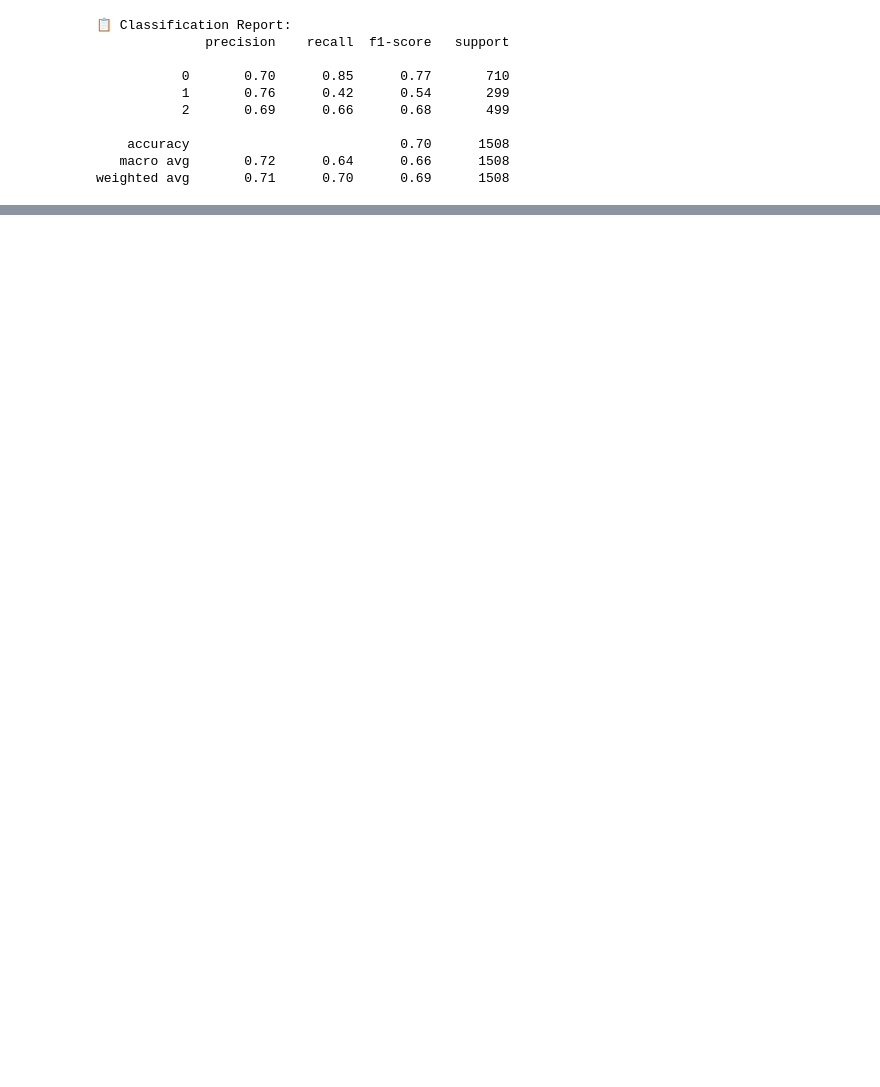
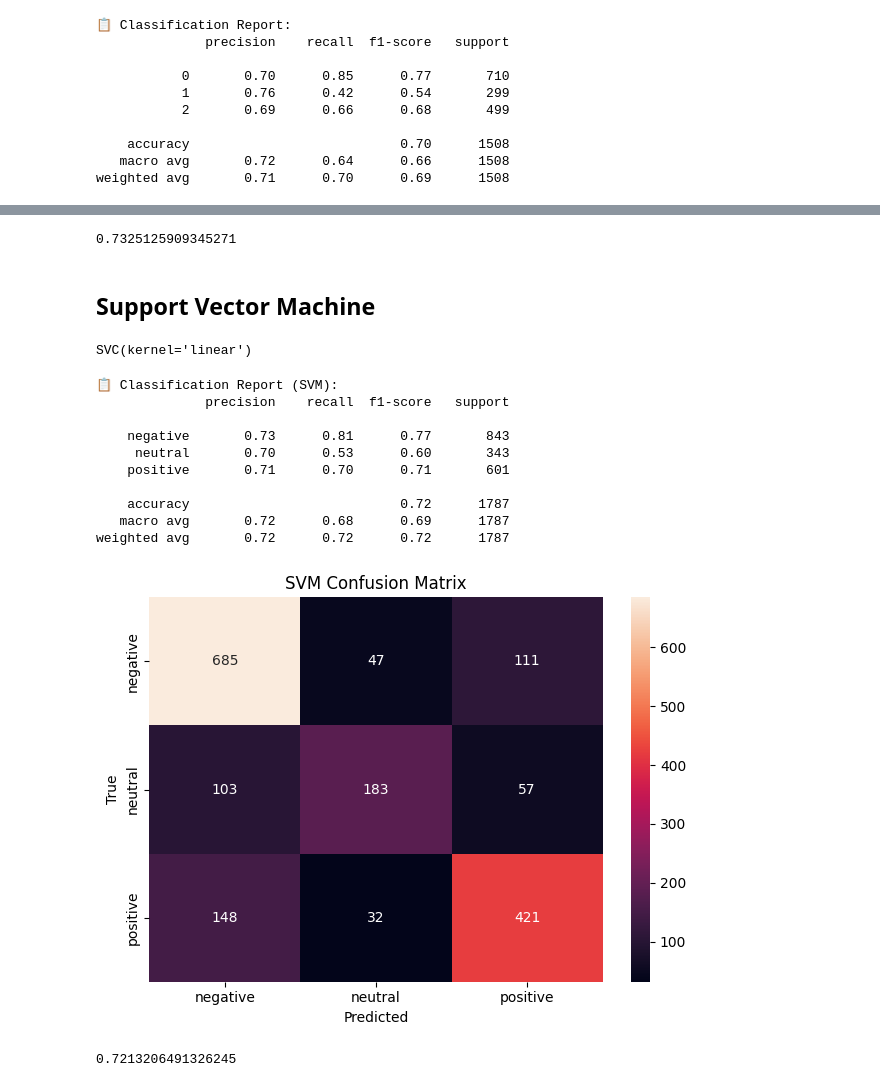
Before and after one commit to eric2003-tj/Python_ML_final, a Jupyter notebook: train.ipynb, the cells around one changed output, grey strips where cells are left out. Drawn from its saved outputs; the diff is of its cells as text; code cells hidden in the pictures; blank space fills up the shorter version.

Commit message:
training first version (Logistic and SVM)

```diff
--- a/train.ipynb
+++ b/train.ipynb
@@ -166,0 +177,8 @@ print(model.score(X_test,y_test))
+# %%
+model = LogisticRegression(multi_class='multinomial', solver='lbfgs', max_iter=1000,class_weight='balanced')
+model.fit(X_train, y_train)
+
+y_pred = model.predict(X_test)
+
+print("📋 Classification Report:")
+print(classification_report(y_test, y_pred))
@@ -166,0 +196,45 @@ print(model.score(X_test,y_test))
+# %%
+print(model.score(X_test,y_test))
+# %% [output]
+0.7325125909345271
+# %% [markdown]
+## Support Vector Machine
+# %%
+from sklearn.svm import SVC
+svm_model = SVC(kernel='linear', C=1.0)
+svm_model.fit(X_train, y_train)
+# %% [output]
+SVC(kernel='linear')
+# %%
+import seaborn as sns
+import matplotlib.pyplot as plt
+y_pred = svm_model.predict(X_test)
+
+print("📋 Classification Report (SVM):")
+print(classification_report(y_test, y_pred, target_names=["negative", "neutral", "positive"]))
+
+# === 6. Confusion Matrix ===
+cm = confusion_matrix(y_test, y_pred, labels=[0, 1, 2])
+sns.heatmap(cm, annot=True, fmt='d', xticklabels=["negative", "neutral", "positive"],
+            yticklabels=["negative", "neutral", "positive"])
+plt.title("SVM Confusion Matrix")
+plt.xlabel("Predicted")
+plt.ylabel("True")
+plt.tight_layout()
+plt.show()
+# %% [output]
+📋 Classification Report (SVM):
+              precision    recall  f1-score   support
+
+    negative       0.73      0.81      0.77       843
+     neutral       0.70      0.53      0.60       343
+    positive       0.71      0.70      0.71       601
+
+    accuracy                           0.72      1787
+   macro avg       0.72      0.68      0.69      1787
+weighted avg       0.72      0.72      0.72      1787
+[figure, added]
+# %%
+svm_model.score(X_test,y_test)
+# %% [output]
+0.7213206491326245
```
Also changed, not shown: parts of 4 cells of this notebook, 21 other files.
